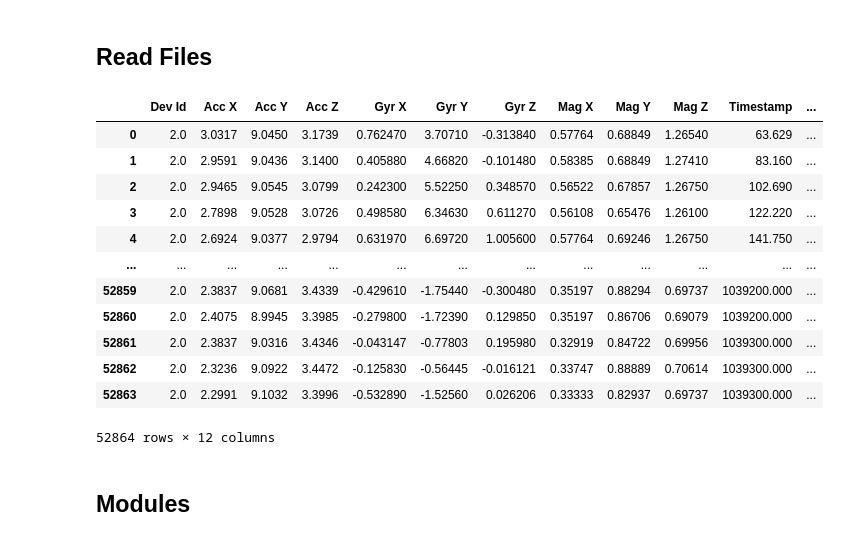
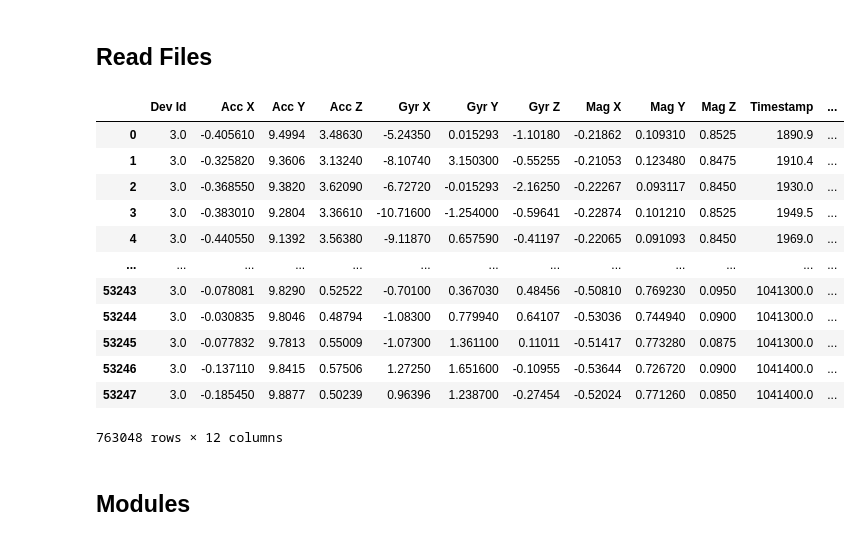
Before and after one commit to leonorcoelh0/TCD, a Jupyter notebook: Code/mainActivity.ipynb, the cells around one changed output. Cells and saved outputs as stored; diff of their text form; code cells hidden in the pictures.

Commit message:
Correção read_file

```diff
--- a/Code/mainActivity.ipynb
+++ b/Code/mainActivity.ipynb
@@ -75,40 +75,41 @@ f = 51.2
 # %% [markdown]
 ## Read Files
 # %%
-def read_file(n_ids=1, dev=3):
+def read_file(n_ids=15, dev=3):
     dfs = []
     for id in range(n_ids):
         file_path = dir_files + 'part' + str(id) + '/part' + str(id) + 'dev' + str(dev) + '.csv'
 
         csv_file = open(file_path)
         csv_reader = csv.reader(csv_file, delimiter=',')
+        data_np = np.array(list(csv_reader)).astype(float)
 
         data = pd.DataFrame(data_np)
         data.columns = col_labels
 
         dfs.append(data)
 
     data = pd.concat(dfs,axis=0)
 
     return data
 
 
-data = read_file(1, 2)
-data
+data = read_file()
+display(data)
 # %% [output]
 |  | Dev Id | Acc X | Acc Y | Acc Z | Gyr X | Gyr Y | Gyr Z | Mag X | Mag Y | Mag Z | Timestamp | ... |
-| 0 | 2.0 | 3.0317 | 9.0450 | 3.1739 | 0.762470 | 3.70710 | -0.313840 | 0.57764 | 0.68849 | 1.26540 | 63.629 | ... |
-| 1 | 2.0 | 2.9591 | 9.0436 | 3.1400 | 0.405880 | 4.66820 | -0.101480 | 0.58385 | 0.68849 | 1.27410 | 83.160 | ... |
-| 2 | 2.0 | 2.9465 | 9.0545 | 3.0799 | 0.242300 | 5.52250 | 0.348570 | 0.56522 | 0.67857 | 1.26750 | 102.690 | ... |
-| 3 | 2.0 | 2.7898 | 9.0528 | 3.0726 | 0.498580 | 6.34630 | 0.611270 | 0.56108 | 0.65476 | 1.26100 | 122.220 | ... |
-| 4 | 2.0 | 2.6924 | 9.0377 | 2.9794 | 0.631970 | 6.69720 | 1.005600 | 0.57764 | 0.69246 | 1.26750 | 141.750 | ... |
+| 0 | 3.0 | -0.405610 | 9.4994 | 3.48630 | -5.24350 | 0.015293 | -1.10180 | -0.21862 | 0.109310 | 0.8525 | 1890.9 | ... |
+| 1 | 3.0 | -0.325820 | 9.3606 | 3.13240 | -8.10740 | 3.150300 | -0.55255 | -0.21053 | 0.123480 | 0.8475 | 1910.4 | ... |
+| 2 | 3.0 | -0.368550 | 9.3820 | 3.62090 | -6.72720 | -0.015293 | -2.16250 | -0.22267 | 0.093117 | 0.8450 | 1930.0 | ... |
+| 3 | 3.0 | -0.383010 | 9.2804 | 3.36610 | -10.71600 | -1.254000 | -0.59641 | -0.22874 | 0.101210 | 0.8525 | 1949.5 | ... |
+| 4 | 3.0 | -0.440550 | 9.1392 | 3.56380 | -9.11870 | 0.657590 | -0.41197 | -0.22065 | 0.091093 | 0.8450 | 1969.0 | ... |
 | ... | ... | ... | ... | ... | ... | ... | ... | ... | ... | ... | ... | ... |
-| 52859 | 2.0 | 2.3837 | 9.0681 | 3.4339 | -0.429610 | -1.75440 | -0.300480 | 0.35197 | 0.88294 | 0.69737 | 1039200.000 | ... |
-| 52860 | 2.0 | 2.4075 | 8.9945 | 3.3985 | -0.279800 | -1.72390 | 0.129850 | 0.35197 | 0.86706 | 0.69079 | 1039200.000 | ... |
-| 52861 | 2.0 | 2.3837 | 9.0316 | 3.4346 | -0.043147 | -0.77803 | 0.195980 | 0.32919 | 0.84722 | 0.69956 | 1039300.000 | ... |
-| 52862 | 2.0 | 2.3236 | 9.0922 | 3.4472 | -0.125830 | -0.56445 | -0.016121 | 0.33747 | 0.88889 | 0.70614 | 1039300.000 | ... |
-| 52863 | 2.0 | 2.2991 | 9.1032 | 3.3996 | -0.532890 | -1.52560 | 0.026206 | 0.33333 | 0.82937 | 0.69737 | 1039300.000 | ... |
+| 53243 | 3.0 | -0.078081 | 9.8290 | 0.52522 | -0.70100 | 0.367030 | 0.48456 | -0.50810 | 0.769230 | 0.0950 | 1041300.0 | ... |
+| 53244 | 3.0 | -0.030835 | 9.8046 | 0.48794 | -1.08300 | 0.779940 | 0.64107 | -0.53036 | 0.744940 | 0.0900 | 1041300.0 | ... |
+| 53245 | 3.0 | -0.077832 | 9.7813 | 0.55009 | -1.07300 | 1.361100 | 0.11011 | -0.51417 | 0.773280 | 0.0875 | 1041300.0 | ... |
+| 53246 | 3.0 | -0.137110 | 9.8415 | 0.57506 | 1.27250 | 1.651600 | -0.10955 | -0.53644 | 0.726720 | 0.0900 | 1041400.0 | ... |
+| 53247 | 3.0 | -0.185450 | 9.8877 | 0.50239 | 0.96396 | 1.238700 | -0.27454 | -0.52024 | 0.771260 | 0.0850 | 1041400.0 | ... |
-52864 rows × 12 columns
+763048 rows × 12 columns
 # %% [markdown]
 ## Modules
 # %%
```
Also changed, not shown: parts of 1 cell of this notebook.
